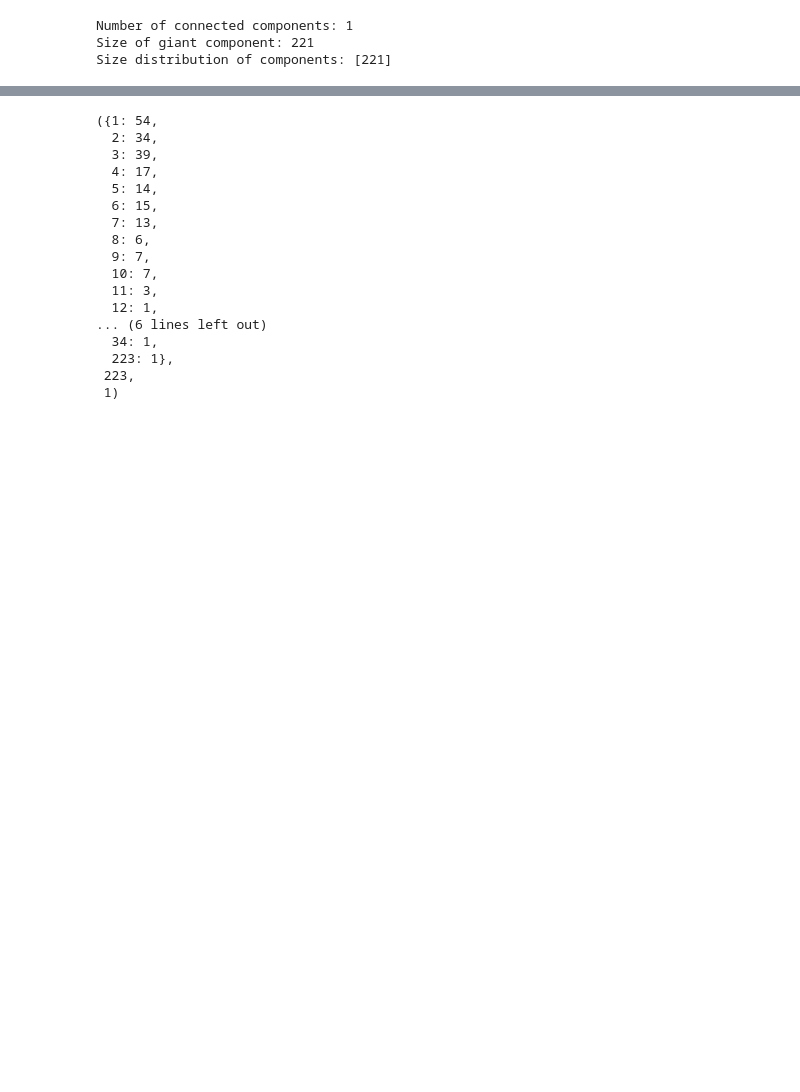
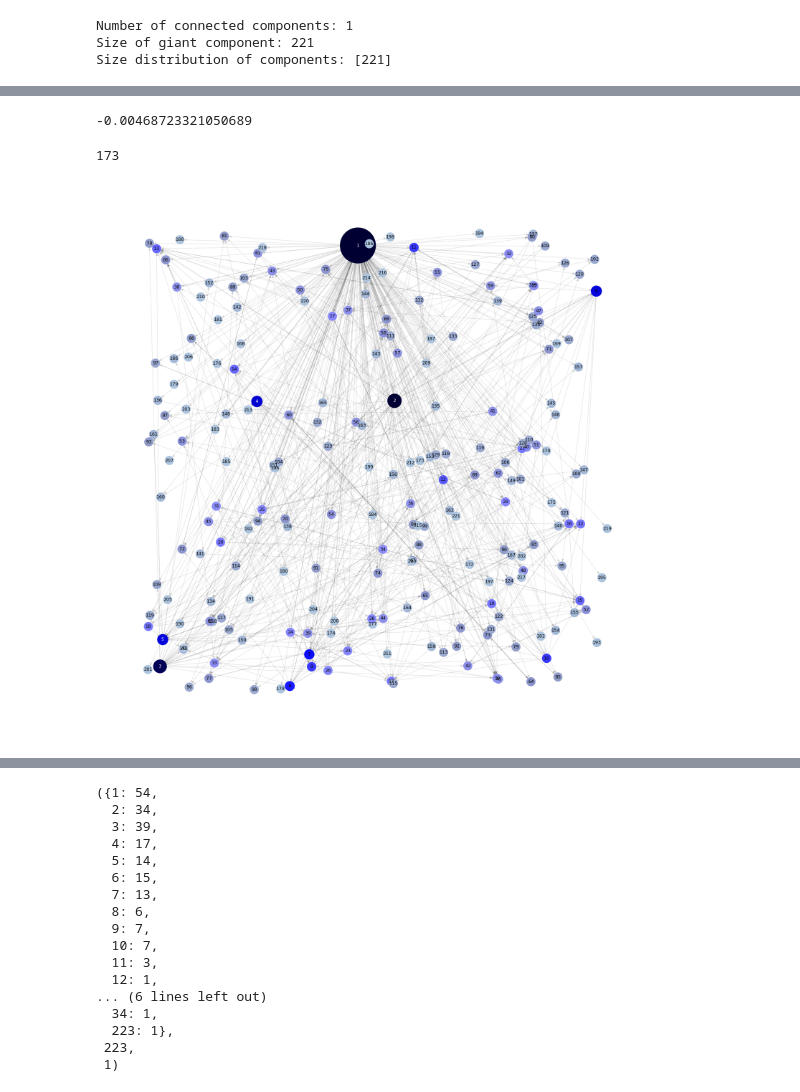
Before and after one commit to panos-span/sna_youtube, a Jupyter notebook: general.ipynb, the cells around one changed output, grey strips where cells are left out. Drawn from its saved outputs; the diff is of its cells as text; code cells hidden in the pictures; blank space fills up the shorter version.

```diff
--- a/general.ipynb
+++ b/general.ipynb
@@ -28,0 +49,79 @@ Size distribution of components: [221]
+# %%
+# Calculate the assortativity coefficient for country
+country_assortativity_coefficient = nx.attribute_assortativity_coefficient(G, 'viewcount(100s)')
+country_assortativity_coefficient
+# %% [output]
+-0.00468723321050689
+# %%
+intra_edges_count = 0
+
+# Iterate over all edges in the graph
+for u, v in G.edges():
+    # Check if both nodes have the same country attribute
+    if G.nodes[u]['country'] == G.nodes[v]['country']:
+        intra_edges_count += 1
+
+print(f"Number of intra-edges for country: {intra_edges_count}")
+# %% [output]
+173
+# %%
+import networkx as nx
+import matplotlib.pyplot as plt
+from matplotlib.colors import LinearSegmentedColormap
+
+# Assuming 'final' is your graph
+# Assuming 'centrality' is a dictionary with the centrality values of the nodes in 'final'
+
+# Set the size of the plot
+plt.figure(figsize=(20,20))
+
+# Set the planar layout
+pos = nx.random_layout(G)
+
+centrality = nx.degree_centrality(G)
+
+
+# Define a minimum node size
+min_node_size = 300  # Adjust this value as needed
+
+# Set the size of the nodes based on centrality with a minimum size
+node_size = [max(v * 5000, min_node_size) for v in centrality.values()]
+
+# Normalize centrality values
+sorted_centrality = sorted(centrality.values(), reverse=True)
+second_largest_centrality = sorted_centrality[1]
+normalized_centrality = {node: min(centrality[node] / second_largest_centrality, 1.0) for node in G.nodes()}
+
+# Create a custom blue color map with more shades
+colors = ["#b3cde3", "#8c96c6", "#8c8cff", "#4c4cff", "#0c0cff", "#0000cc", "#000099", "#000066", "#000033"]  # Gradient of blues
+cmap = LinearSegmentedColormap.from_list("custom_blue", colors, N=100)
+
+# Map normalized centrality to the custom color map
+node_color = [cmap(normalized_centrality[node]) for node in G.nodes()]
+
+# Draw the nodes
+nx.draw_networkx_nodes(G, pos, node_size=node_size, node_color=node_color)
+
+# Draw the edges
+nx.draw_networkx_edges(G, pos, edge_color='black', alpha=0.1)
+
+# Identify top five nodes
+top_five_nodes = sorted(centrality, key=centrality.get, reverse=True)[:5]
+
+# Label the nodes based on their centrality value in descending order
+channel_labels = {node: str(i) for i, node in enumerate(sorted(centrality, key=centrality.get, reverse=True), start=1)}
+
+# Draw labels at the nodes' positions, make top 5 labels white
+for node, label in channel_labels.items():
+    if node in top_five_nodes:
+        nx.draw_networkx_labels(G, pos, labels={node: label}, font_size=9, font_color='white', font_family='sans-serif')
+    else:
+        nx.draw_networkx_labels(G, pos, labels={node: label}, font_size=9, font_family='sans-serif')
+
+# Hide axis
+plt.axis('off')
+
+# Show the plot
+plt.show()
+# %% [output]
+[figure, added]
```
Also changed, not shown: parts of 14 cells of this notebook.
